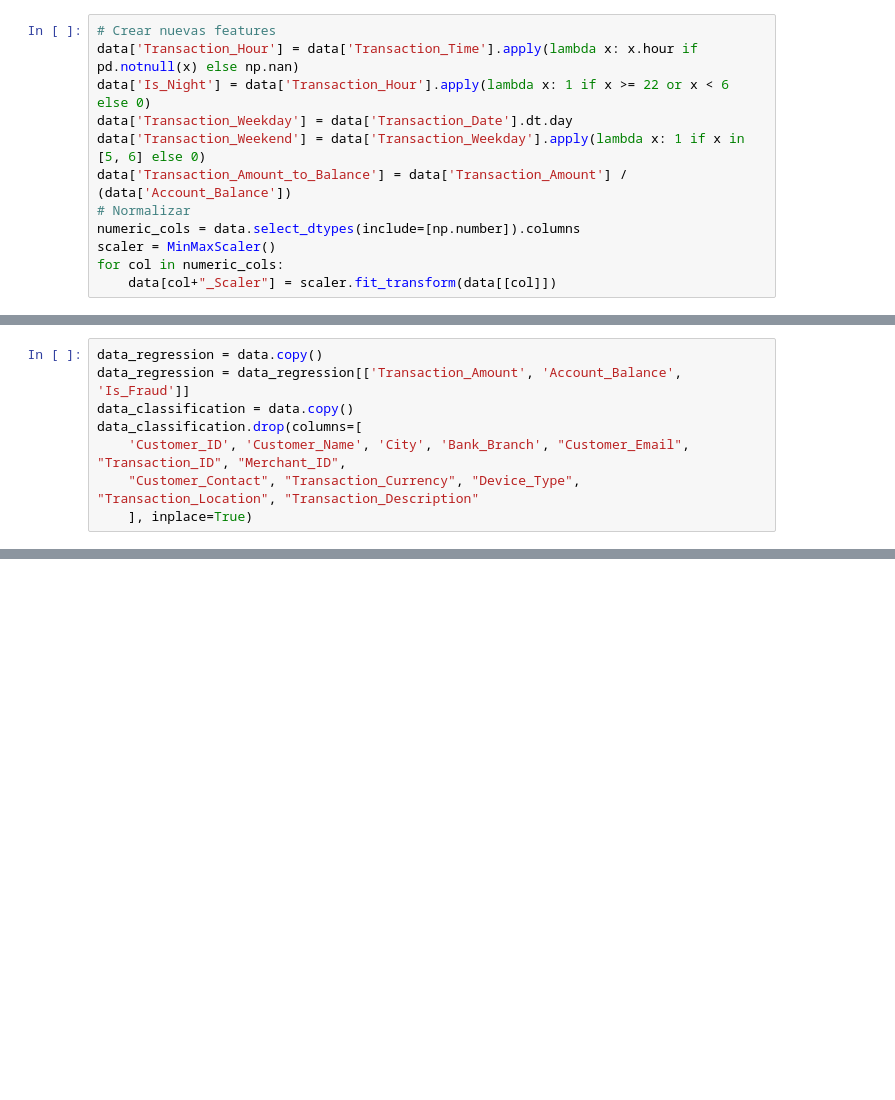
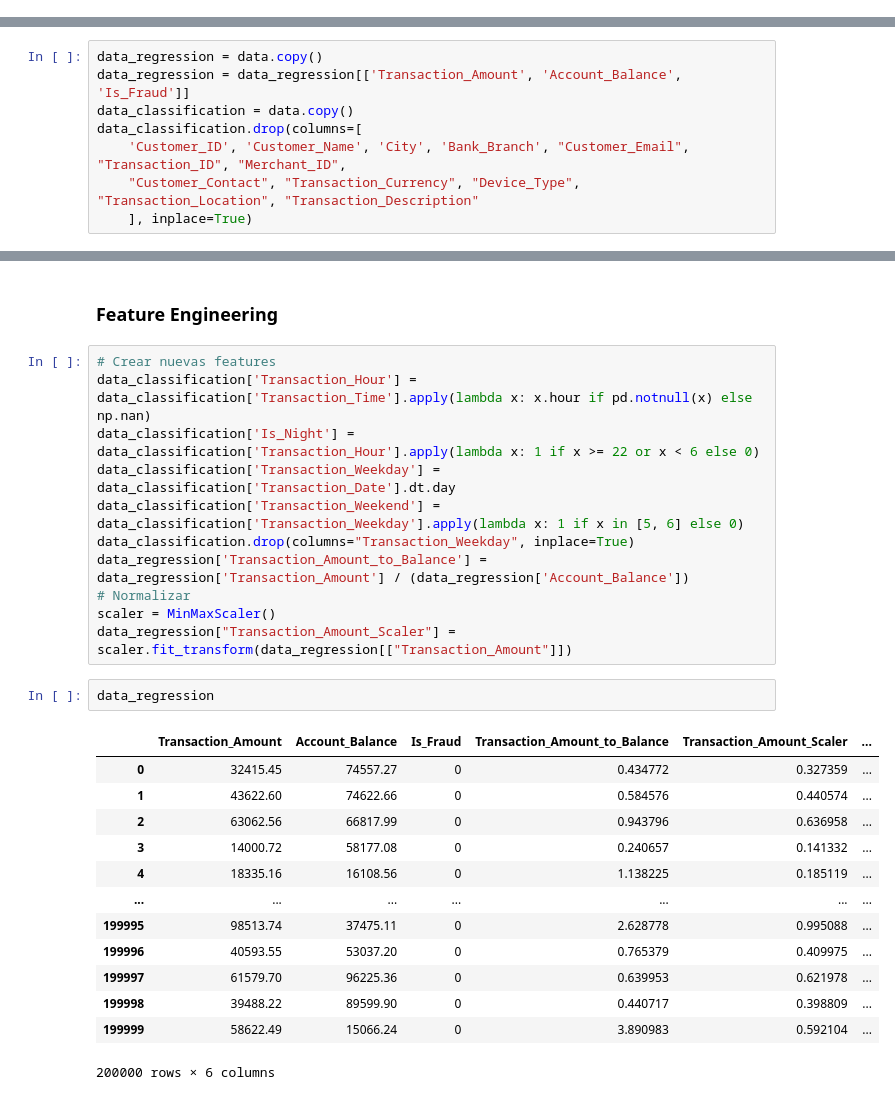
Before and after one commit to dianadiaz02/lab01_MLE, a Jupyter notebook: data_understanding_prep.ipynb, the cells around one changed output, grey strips where cells are left out. Drawn from its saved outputs; the diff is of its cells as text; blank space fills up the shorter version.

Commit message:
feat: data prep done

```diff
--- a/data_understanding_prep.ipynb
+++ b/data_understanding_prep.ipynb
@@ -163,15 +161,3 @@ data[string_cols].head()
-# %%
-# Crear nuevas features
-data['Transaction_Hour'] = data['Transaction_Time'].apply(lambda x: x.hour if pd.notnull(x) else np.nan)
-data['Is_Night'] = data['Transaction_Hour'].apply(lambda x: 1 if x >= 22 or x < 6 else 0)
-data['Transaction_Weekday'] = data['Transaction_Date'].dt.day
-data['Transaction_Weekend'] = data['Transaction_Weekday'].apply(lambda x: 1 if x in [5, 6] else 0)
-data['Transaction_Amount_to_Balance'] = data['Transaction_Amount'] / (data['Account_Balance'])
-# Normalizar
-numeric_cols = data.select_dtypes(include=[np.number]).columns
-scaler = MinMaxScaler()
-for col in numeric_cols:
-    data[col+"_Scaler"] = scaler.fit_transform(data[[col]])
 # %% [markdown]
 ### Drop unnecessary features
 # %%
@@ -220,0 +200,29 @@ data_classification
+# %% [markdown]
+### Feature Engineering
+# %%
+# Crear nuevas features
+data_classification['Transaction_Hour'] = data_classification['Transaction_Time'].apply(lambda x: x.hour if pd.notnull(x) else np.nan)
+data_classification['Is_Night'] = data_classification['Transaction_Hour'].apply(lambda x: 1 if x >= 22 or x < 6 else 0)
+data_classification['Transaction_Weekday'] = data_classification['Transaction_Date'].dt.day
+data_classification['Transaction_Weekend'] = data_classification['Transaction_Weekday'].apply(lambda x: 1 if x in [5, 6] else 0)
+data_classification.drop(columns="Transaction_Weekday", inplace=True)
+data_regression['Transaction_Amount_to_Balance'] = data_regression['Transaction_Amount'] / (data_regression['Account_Balance'])
+# Normalizar
+scaler = MinMaxScaler()
+data_regression["Transaction_Amount_Scaler"] = scaler.fit_transform(data_regression[["Transaction_Amount"]])
+# %%
+data_regression
+# %% [output]
+|  | Transaction_Amount | Account_Balance | Is_Fraud | Transaction_Amount_to_Balance | Transaction_Amount_Scaler | ... |
+| 0 | 32415.45 | 74557.27 | 0 | 0.434772 | 0.327359 | ... |
+| 1 | 43622.60 | 74622.66 | 0 | 0.584576 | 0.440574 | ... |
+| 2 | 63062.56 | 66817.99 | 0 | 0.943796 | 0.636958 | ... |
+| 3 | 14000.72 | 58177.08 | 0 | 0.240657 | 0.141332 | ... |
+| 4 | 18335.16 | 16108.56 | 0 | 1.138225 | 0.185119 | ... |
+| ... | ... | ... | ... | ... | ... | ... |
+| 199995 | 98513.74 | 37475.11 | 0 | 2.628778 | 0.995088 | ... |
+| 199996 | 40593.55 | 53037.20 | 0 | 0.765379 | 0.409975 | ... |
+| 199997 | 61579.70 | 96225.36 | 0 | 0.639953 | 0.621978 | ... |
+| 199998 | 39488.22 | 89599.90 | 0 | 0.440717 | 0.398809 | ... |
+| 199999 | 58622.49 | 15066.24 | 0 | 3.890983 | 0.592104 | ... |
+200000 rows × 6 columns
```
Also changed, not shown: parts of 3 cells of this notebook.
